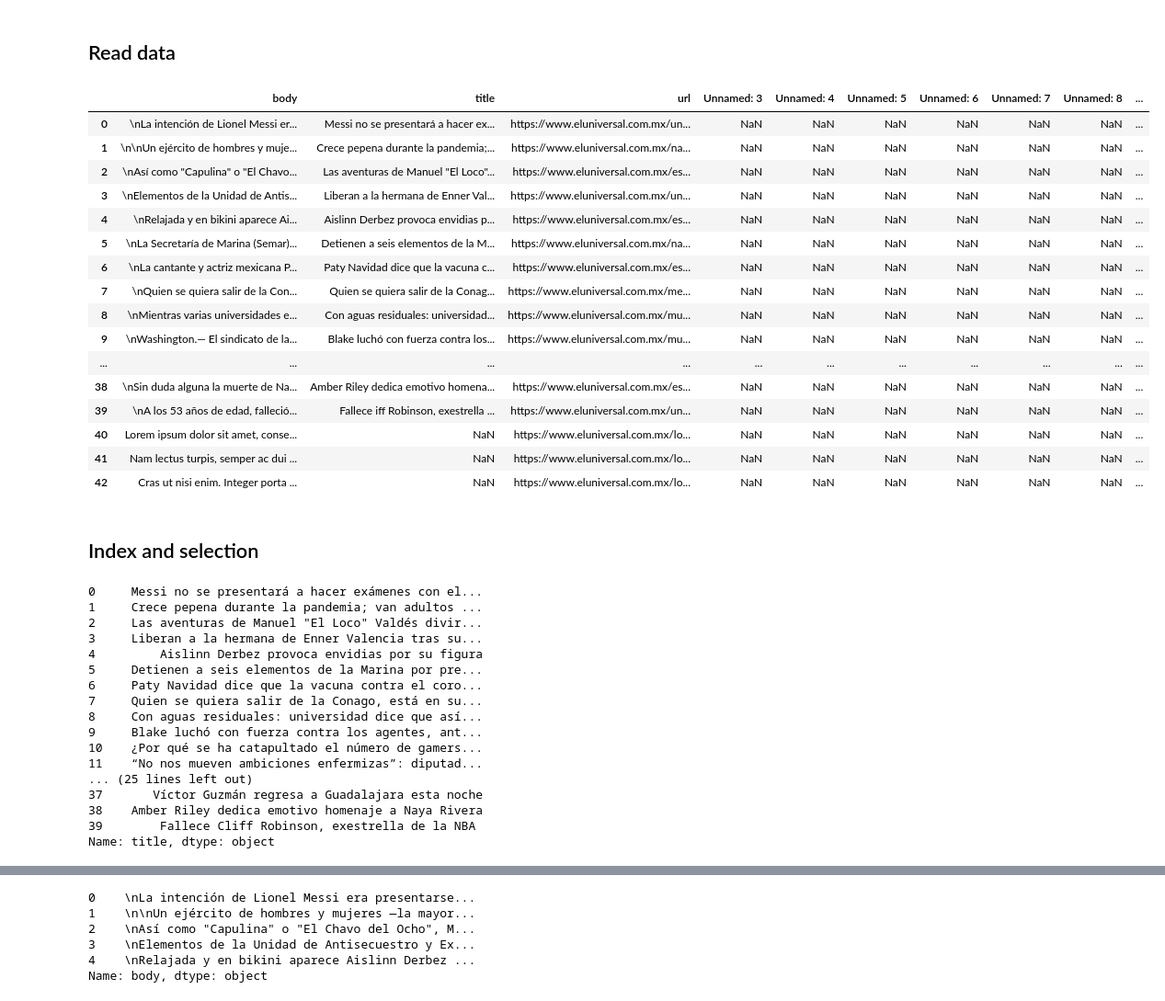
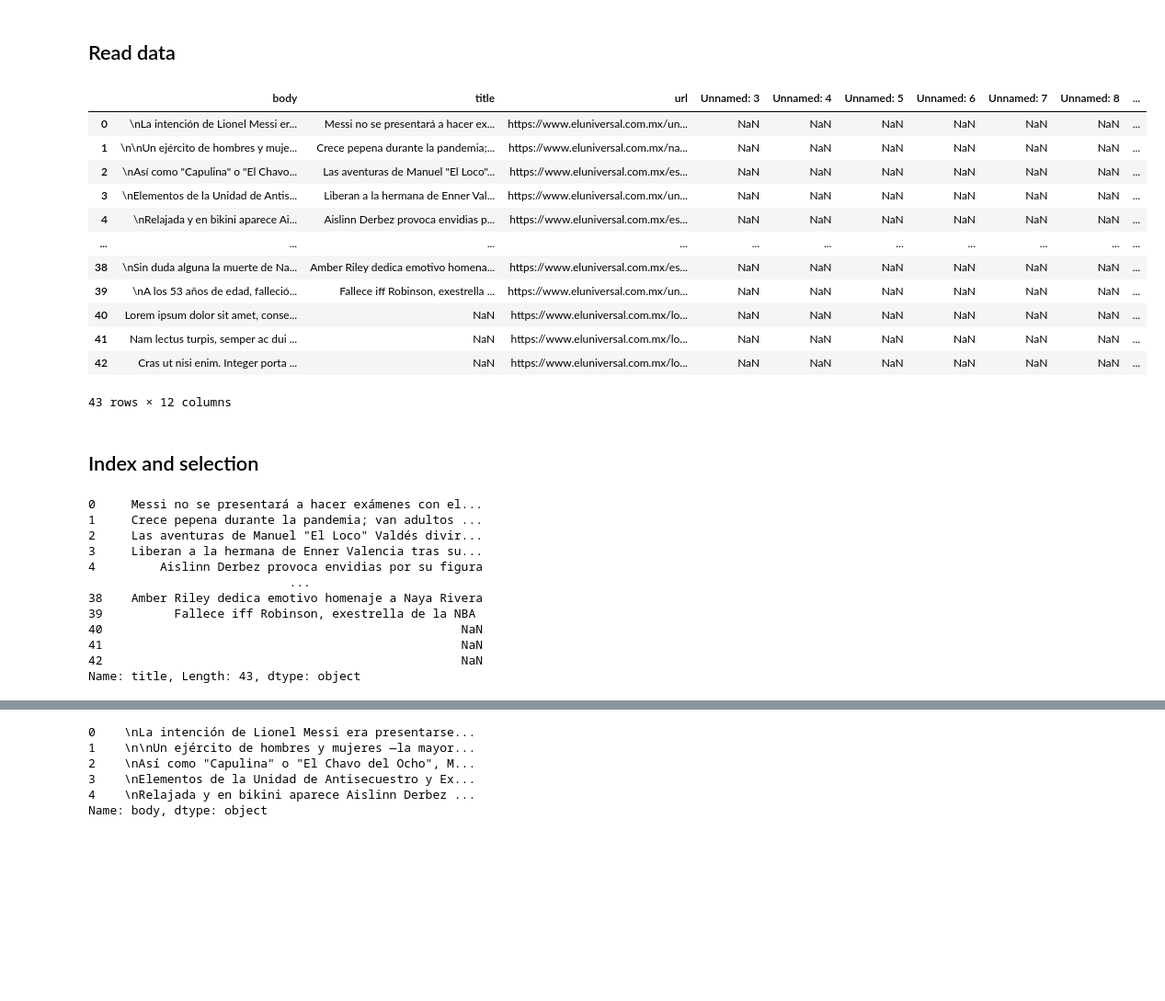
Before and after one commit to datormx/IngenieriaDatosPython, a Jupyter notebook: Platzi Data Live.ipynb, the cells around one changed output, grey strips where cells are left out. Shown at 92% size. Drawn from its saved outputs; the diff is of its cells as text; code cells hidden in the pictures; blank space fills up the shorter version.

```diff
--- a/Platzi Data Live.ipynb
+++ b/Platzi Data Live.ipynb
@@ -226,30 +226,28 @@ frame_test3
 # %% [markdown]
 ## Read data
 # %%
-pd.options.display.max_rows = 100
+import pandas as pd
 
-el_universal = pd.read_csv('web_scrapper_curso_data_eng/eluniversal_2020_08_29_articles.csv')
+pd.options.display.max_rows = 10
+
+el_universal = pd.read_csv('web_scrapper_curso_data_eng/eluniversal_2020_08_29_articles - copia.csv')
 
 type(el_universal)
 el_universal
 # %% [output]
 |  | body | title | url | Unnamed: 3 | Unnamed: 4 | Unnamed: 5 | Unnamed: 6 | Unnamed: 7 | Unnamed: 8 | ... |
 | 0 | \nLa intención de Lionel Messi er... | Messi no se presentará a hacer ex... | https://www.eluniversal.com.mx/un... | NaN | NaN | NaN | NaN | NaN | NaN | ... |
 | 1 | \n\nUn ejército de hombres y muje... | Crece pepena durante la pandemia;... | https://www.eluniversal.com.mx/na... | NaN | NaN | NaN | NaN | NaN | NaN | ... |
 | 2 | \nAsí como "Capulina" o "El Chavo... | Las aventuras de Manuel "El Loco"... | https://www.eluniversal.com.mx/es... | NaN | NaN | NaN | NaN | NaN | NaN | ... |
 | 3 | \nElementos de la Unidad de Antis... | Liberan a la hermana de Enner Val... | https://www.eluniversal.com.mx/un... | NaN | NaN | NaN | NaN | NaN | NaN | ... |
 | 4 | \nRelajada y en bikini aparece Ai... | Aislinn Derbez provoca envidias p... | https://www.eluniversal.com.mx/es... | NaN | NaN | NaN | NaN | NaN | NaN | ... |
-| 5 | \nLa Secretaría de Marina (Semar)... | Detienen a seis elementos de la M... | https://www.eluniversal.com.mx/na... | NaN | NaN | NaN | NaN | NaN | NaN | ... |
-| 6 | \nLa cantante y actriz mexicana P... | Paty Navidad dice que la vacuna c... | https://www.eluniversal.com.mx/es... | NaN | NaN | NaN | NaN | NaN | NaN | ... |
-| 7 | \nQuien se quiera salir de la Con... | Quien se quiera salir de la Conag... | https://www.eluniversal.com.mx/me... | NaN | NaN | NaN | NaN | NaN | NaN | ... |
-| 8 | \nMientras varias universidades e... | Con aguas residuales: universidad... | https://www.eluniversal.com.mx/mu... | NaN | NaN | NaN | NaN | NaN | NaN | ... |
-| 9 | \nWashington.— El sindicato de la... | Blake luchó con fuerza contra los... | https://www.eluniversal.com.mx/mu... | NaN | NaN | NaN | NaN | NaN | NaN | ... |
 | ... | ... | ... | ... | ... | ... | ... | ... | ... | ... | ... |
 | 38 | \nSin duda alguna la muerte de Na... | Amber Riley dedica emotivo homena... | https://www.eluniversal.com.mx/es... | NaN | NaN | NaN | NaN | NaN | NaN | ... |
 | 39 | \nA los 53 años de edad, falleció... | Fallece iff Robinson, exestrella ... | https://www.eluniversal.com.mx/un... | NaN | NaN | NaN | NaN | NaN | NaN | ... |
 | 40 | Lorem ipsum dolor sit amet, conse... | NaN | https://www.eluniversal.com.mx/lo... | NaN | NaN | NaN | NaN | NaN | NaN | ... |
 | 41 | Nam lectus turpis, semper ac dui ... | NaN | https://www.eluniversal.com.mx/lo... | NaN | NaN | NaN | NaN | NaN | NaN | ... |
 | 42 | Cras ut nisi enim. Integer porta ... | NaN | https://www.eluniversal.com.mx/lo... | NaN | NaN | NaN | NaN | NaN | NaN | ... |
+43 rows × 12 columns
 # %% [markdown]
 ## Index and selection
 # %%
@@ -262,18 +260,13 @@ el_universal['title']
 2     Las aventuras de Manuel "El Loco" Valdés divir...
 3     Liberan a la hermana de Enner Valencia tras su...
 4         Aislinn Derbez provoca envidias por su figura
-5     Detienen a seis elementos de la Marina por pre...
-6     Paty Navidad dice que la vacuna contra el coro...
-7     Quien se quiera salir de la Conago, está en su...
-8     Con aguas residuales: universidad dice que así...
-9     Blake luchó con fuerza contra los agentes, ant...
-10    ¿Por qué se ha catapultado el número de gamers...
-11    “No nos mueven ambiciones enfermizas”: diputad...
-... (25 lines left out)
-37       Víctor Guzmán regresa a Guadalajara esta noche
+                            ...
 38    Amber Riley dedica emotivo homenaje a Naya Rivera
-39        Fallece Cliff Robinson, exestrella de la NBA
-Name: title, dtype: object
+39          Fallece iff Robinson, exestrella de la NBA
+40                                                  NaN
+41                                                  NaN
+42                                                  NaN
+Name: title, Length: 43, dtype: object
 # %%
 el_universal[['title', 'url']]
 # %% [output]
```
Also changed, not shown: parts of 12 cells of this notebook, 1 other file.
